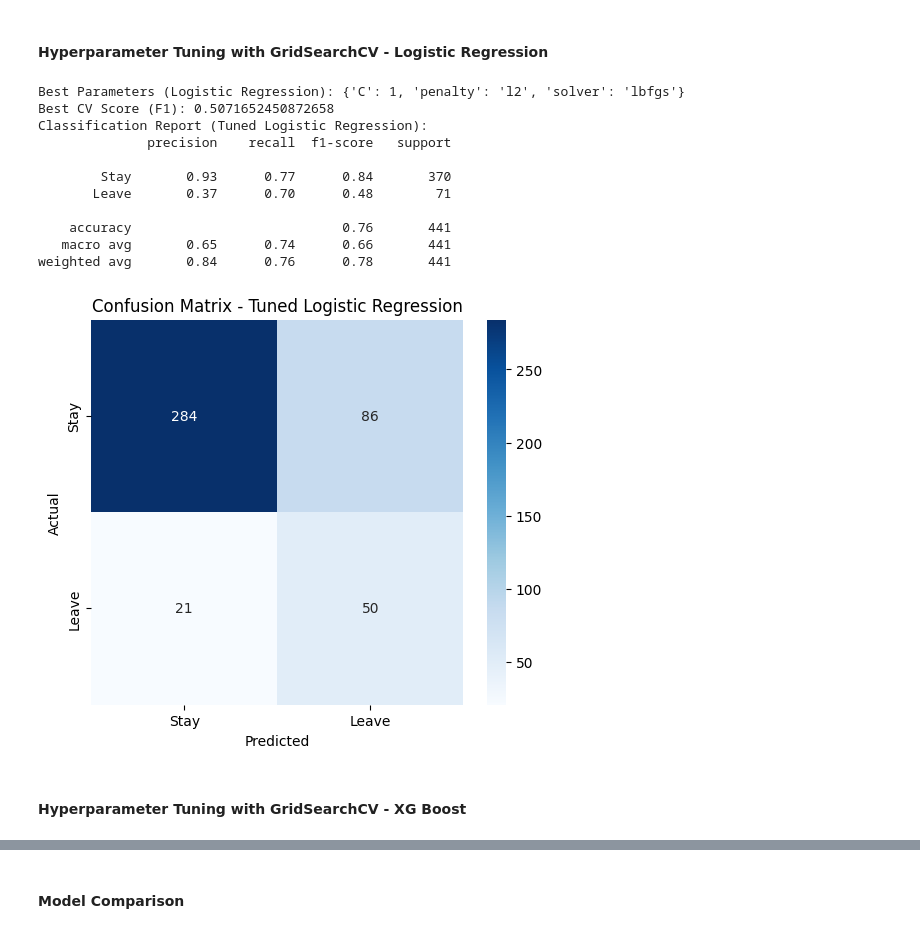
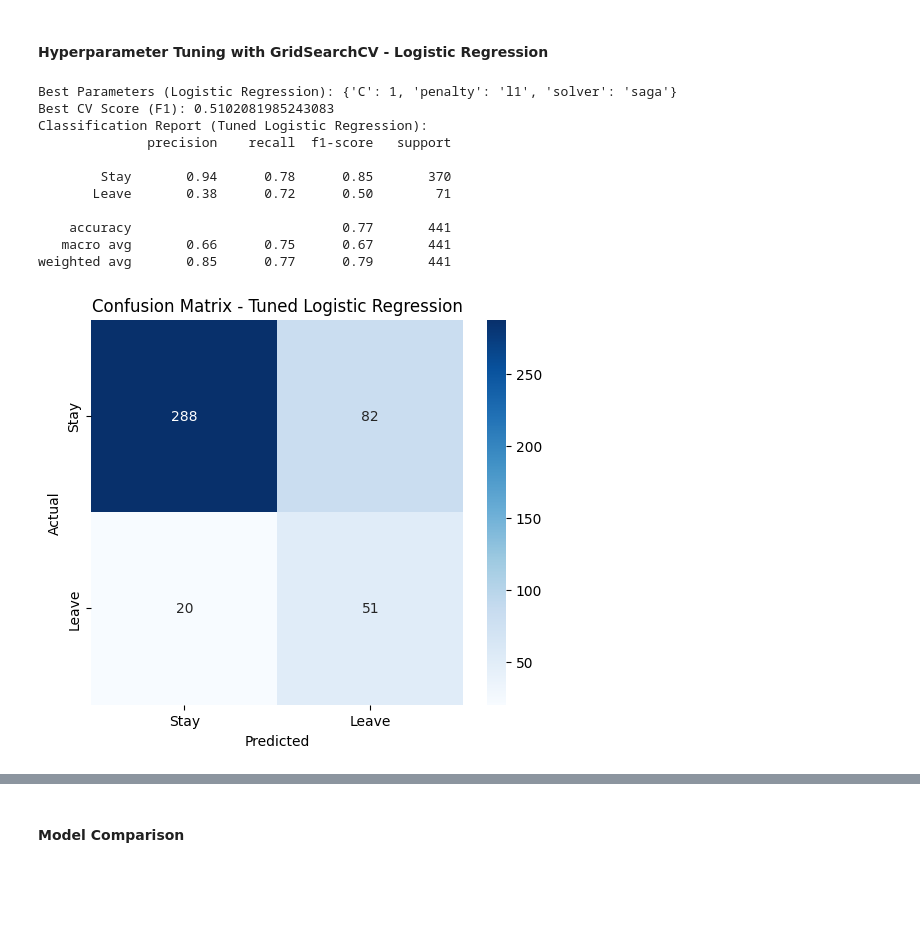
Before and after one commit to Emmanuelle-F/Bootcamp, a Jupyter notebook: week10/hackaton/hackaton.ipynb, the cells around one changed output, grey strips where cells are left out. Drawn from its saved outputs; the diff is of its cells as text; code cells hidden in the pictures; blank space fills up the shorter version.

```diff
--- a/week10/hackaton/hackaton.ipynb
+++ b/week10/hackaton/hackaton.ipynb
@@ -440,11 +441,10 @@ weighted avg       0.82      0.84      0.82       441
 # %% [markdown]
 #### Hyperparameter Tuning with GridSearchCV - Logistic Regression
 # %%
-# --- Logistic Regression Hyperparameter Tuning ---
 param_grid_lr = {
-'C': [0.01, 0.1, 1, 10], # Regularization strength (inverse)
-'penalty': ['l2'], # L2 regularization
-'solver': ['lbfgs'] # Solver suitable for L2
+    'C': [0.001, 0.01, 0.1, 1, 10],
+    'penalty': ['l1', 'l2'],
+    'solver': ['liblinear', 'saga']
 }
 
 log_reg = LogisticRegression(class_weight='balanced', max_iter=1000, random_state=42)
@@ -453,43 +453,40 @@ cv = StratifiedKFold(n_splits=5, shuffle=True, random_state=42)
 
 grid_search_lr = GridSearchCV(estimator=log_reg,
 param_grid=param_grid_lr,
-scoring='f1', # focus on F1 (especially for minority class)
+scoring='f1',
 cv=cv,
 n_jobs=-1)
 
 grid_search_lr.fit(X_train, y_train)
 
 print("Best Parameters (Logistic Regression):", grid_search_lr.best_params_)
 print("Best CV Score (F1):", grid_search_lr.best_score_)
 
-# Evaluate tuned model on test set
 y_pred_lr_tuned = grid_search_lr.predict(X_test)
 y_prob_lr_tuned = grid_search_lr.predict_proba(X_test)[:, 1]
 
 # Classification Report
 print("Classification Report (Tuned Logistic Regression):")
 print(classification_report(y_test, y_pred_lr_tuned, target_names=['Stay','Leave']))
 
 # Confusion Matrix
 cm_lr_tuned = confusion_matrix(y_test, y_pred_lr_tuned)
 plt.figure(figsize=(6,5))
 sns.heatmap(cm_lr_tuned, annot=True, fmt='d', cmap='Blues', xticklabels=['Stay','Leave'], yticklabels=['Stay','Leave'])
 plt.xlabel('Predicted')
 plt.ylabel('Actual')
 plt.title('Confusion Matrix - Tuned Logistic Regression')
 plt.show()
 # %% [output]
-Best Parameters (Logistic Regression): {'C': 1, 'penalty': 'l2', 'solver': 'lbfgs'}
-Best CV Score (F1): 0.5071652450872658
+Best Parameters (Logistic Regression): {'C': 1, 'penalty': 'l1', 'solver': 'saga'}
+Best CV Score (F1): 0.5102081985243083
 Classification Report (Tuned Logistic Regression):
               precision    recall  f1-score   support
 
-        Stay       0.93      0.77      0.84       370
-       Leave       0.37      0.70      0.48        71
+        Stay       0.94      0.78      0.85       370
+       Leave       0.38      0.72      0.50        71
 
-    accuracy                           0.76       441
-   macro avg       0.65      0.74      0.66       441
-weighted avg       0.84      0.76      0.78       441
+    accuracy                           0.77       441
+   macro avg       0.66      0.75      0.67       441
+weighted avg       0.85      0.77      0.79       441
-[figure, old version]
+[figure, new version]
-# %% [markdown]
-#### Hyperparameter Tuning with GridSearchCV - XG Boost
```
Also changed, not shown: parts of 3 cells of this notebook, 6 other files.
